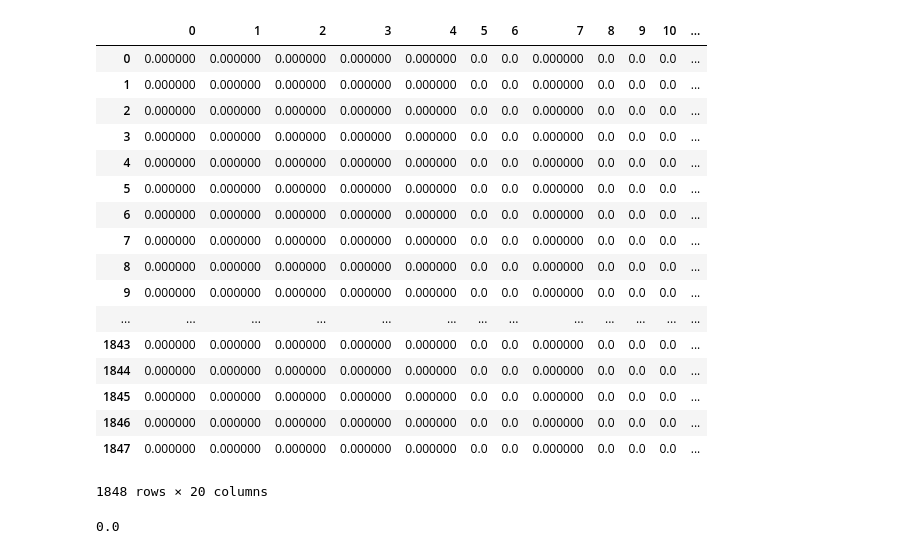
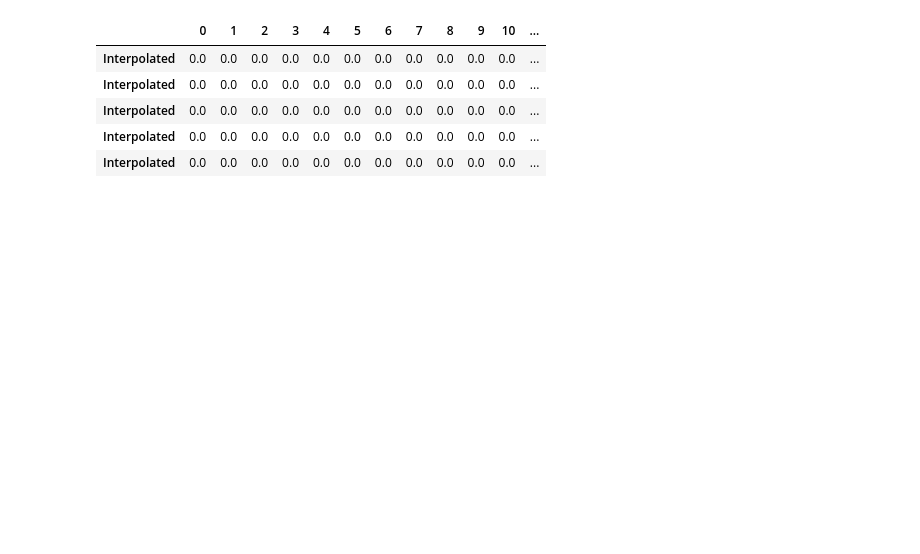
Before and after one commit to elkebir-group/ClonArch, a Jupyter notebook: data/LP.ipynb, the cells around one changed output. Cells and saved outputs as stored; diff of their text form; code cells hidden in the pictures; blank space fills up the shorter version.

```diff
--- a/data/LP.ipynb
+++ b/data/LP.ipynb
@@ -4,27 +8,11 @@ from gurobipy import *
 # %%
-df = pd.read_csv("./avgThenInterpolateMatrixF.csv")
+df = pd.read_csv("./new_fff_ppp.csv",index_col=0)
 # %%
-df
+df.head()
 # %% [output]
 |  | 0 | 1 | 2 | 3 | 4 | 5 | 6 | 7 | 8 | 9 | 10 | ... |
-| 0 | 0.000000 | 0.000000 | 0.000000 | 0.000000 | 0.000000 | 0.0 | 0.0 | 0.000000 | 0.0 | 0.0 | 0.0 | ... |
-| 1 | 0.000000 | 0.000000 | 0.000000 | 0.000000 | 0.000000 | 0.0 | 0.0 | 0.000000 | 0.0 | 0.0 | 0.0 | ... |
-| 2 | 0.000000 | 0.000000 | 0.000000 | 0.000000 | 0.000000 | 0.0 | 0.0 | 0.000000 | 0.0 | 0.0 | 0.0 | ... |
-| 3 | 0.000000 | 0.000000 | 0.000000 | 0.000000 | 0.000000 | 0.0 | 0.0 | 0.000000 | 0.0 | 0.0 | 0.0 | ... |
-| 4 | 0.000000 | 0.000000 | 0.000000 | 0.000000 | 0.000000 | 0.0 | 0.0 | 0.000000 | 0.0 | 0.0 | 0.0 | ... |
-| 5 | 0.000000 | 0.000000 | 0.000000 | 0.000000 | 0.000000 | 0.0 | 0.0 | 0.000000 | 0.0 | 0.0 | 0.0 | ... |
-| 6 | 0.000000 | 0.000000 | 0.000000 | 0.000000 | 0.000000 | 0.0 | 0.0 | 0.000000 | 0.0 | 0.0 | 0.0 | ... |
-| 7 | 0.000000 | 0.000000 | 0.000000 | 0.000000 | 0.000000 | 0.0 | 0.0 | 0.000000 | 0.0 | 0.0 | 0.0 | ... |
-| 8 | 0.000000 | 0.000000 | 0.000000 | 0.000000 | 0.000000 | 0.0 | 0.0 | 0.000000 | 0.0 | 0.0 | 0.0 | ... |
-| 9 | 0.000000 | 0.000000 | 0.000000 | 0.000000 | 0.000000 | 0.0 | 0.0 | 0.000000 | 0.0 | 0.0 | 0.0 | ... |
-| ... | ... | ... | ... | ... | ... | ... | ... | ... | ... | ... | ... | ... |
-| 1843 | 0.000000 | 0.000000 | 0.000000 | 0.000000 | 0.000000 | 0.0 | 0.0 | 0.000000 | 0.0 | 0.0 | 0.0 | ... |
-| 1844 | 0.000000 | 0.000000 | 0.000000 | 0.000000 | 0.000000 | 0.0 | 0.0 | 0.000000 | 0.0 | 0.0 | 0.0 | ... |
-| 1845 | 0.000000 | 0.000000 | 0.000000 | 0.000000 | 0.000000 | 0.0 | 0.0 | 0.000000 | 0.0 | 0.0 | 0.0 | ... |
-| 1846 | 0.000000 | 0.000000 | 0.000000 | 0.000000 | 0.000000 | 0.0 | 0.0 | 0.000000 | 0.0 | 0.0 | 0.0 | ... |
-| 1847 | 0.000000 | 0.000000 | 0.000000 | 0.000000 | 0.000000 | 0.0 | 0.0 | 0.000000 | 0.0 | 0.0 | 0.0 | ... |
+| Interpolated | 0.0 | 0.0 | 0.0 | 0.0 | 0.0 | 0.0 | 0.0 | 0.0 | 0.0 | 0.0 | 0.0 | ... |
+| Interpolated | 0.0 | 0.0 | 0.0 | 0.0 | 0.0 | 0.0 | 0.0 | 0.0 | 0.0 | 0.0 | 0.0 | ... |
+| Interpolated | 0.0 | 0.0 | 0.0 | 0.0 | 0.0 | 0.0 | 0.0 | 0.0 | 0.0 | 0.0 | 0.0 | ... |
+| Interpolated | 0.0 | 0.0 | 0.0 | 0.0 | 0.0 | 0.0 | 0.0 | 0.0 | 0.0 | 0.0 | 0.0 | ... |
+| Interpolated | 0.0 | 0.0 | 0.0 | 0.0 | 0.0 | 0.0 | 0.0 | 0.0 | 0.0 | 0.0 | 0.0 | ... |
-1848 rows × 20 columns
-# %%
-df.iloc[0][1]
-# %% [output]
-0.0
```
Also changed, not shown: parts of 11 cells of this notebook, 22 other files.
